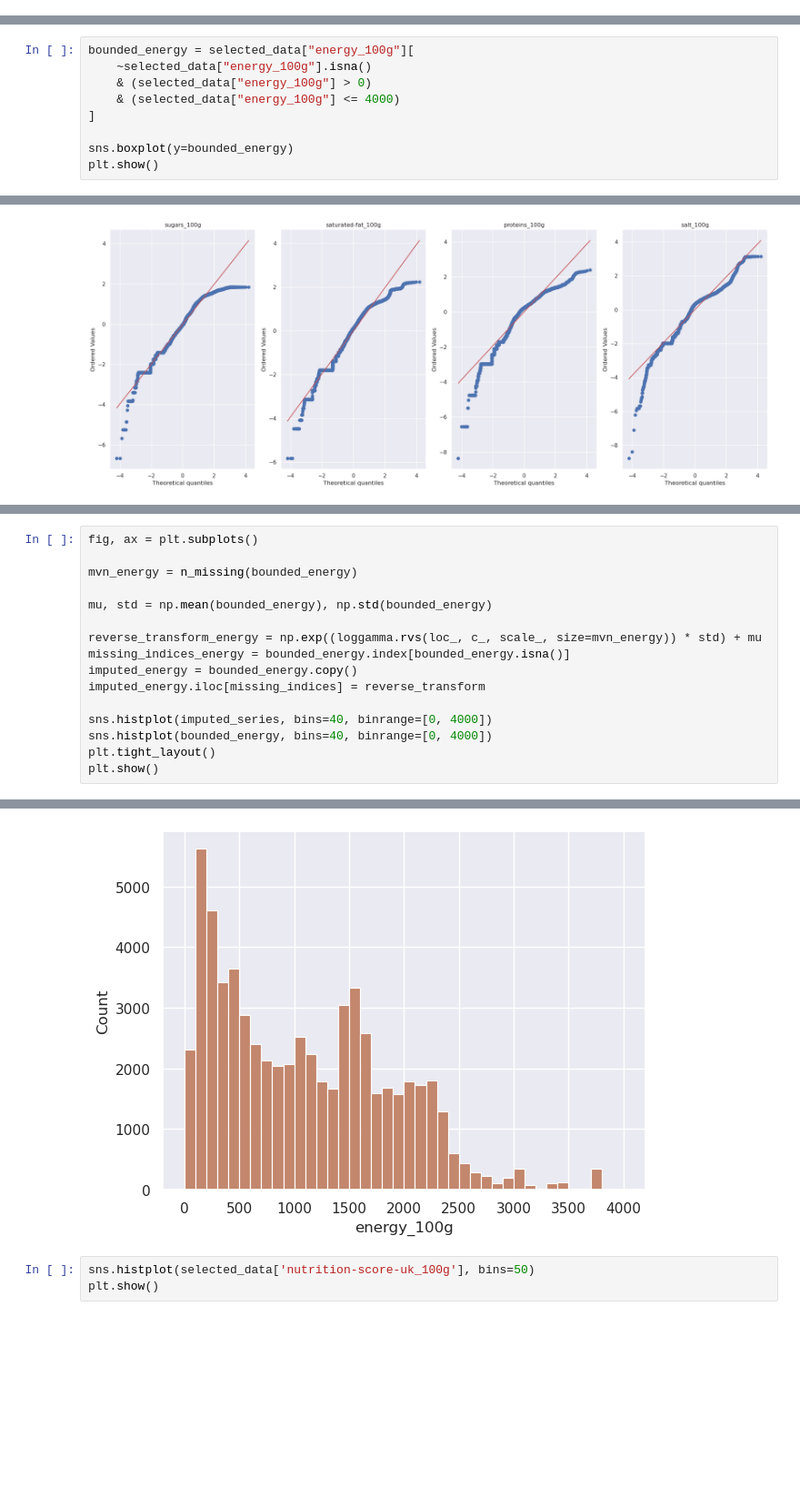
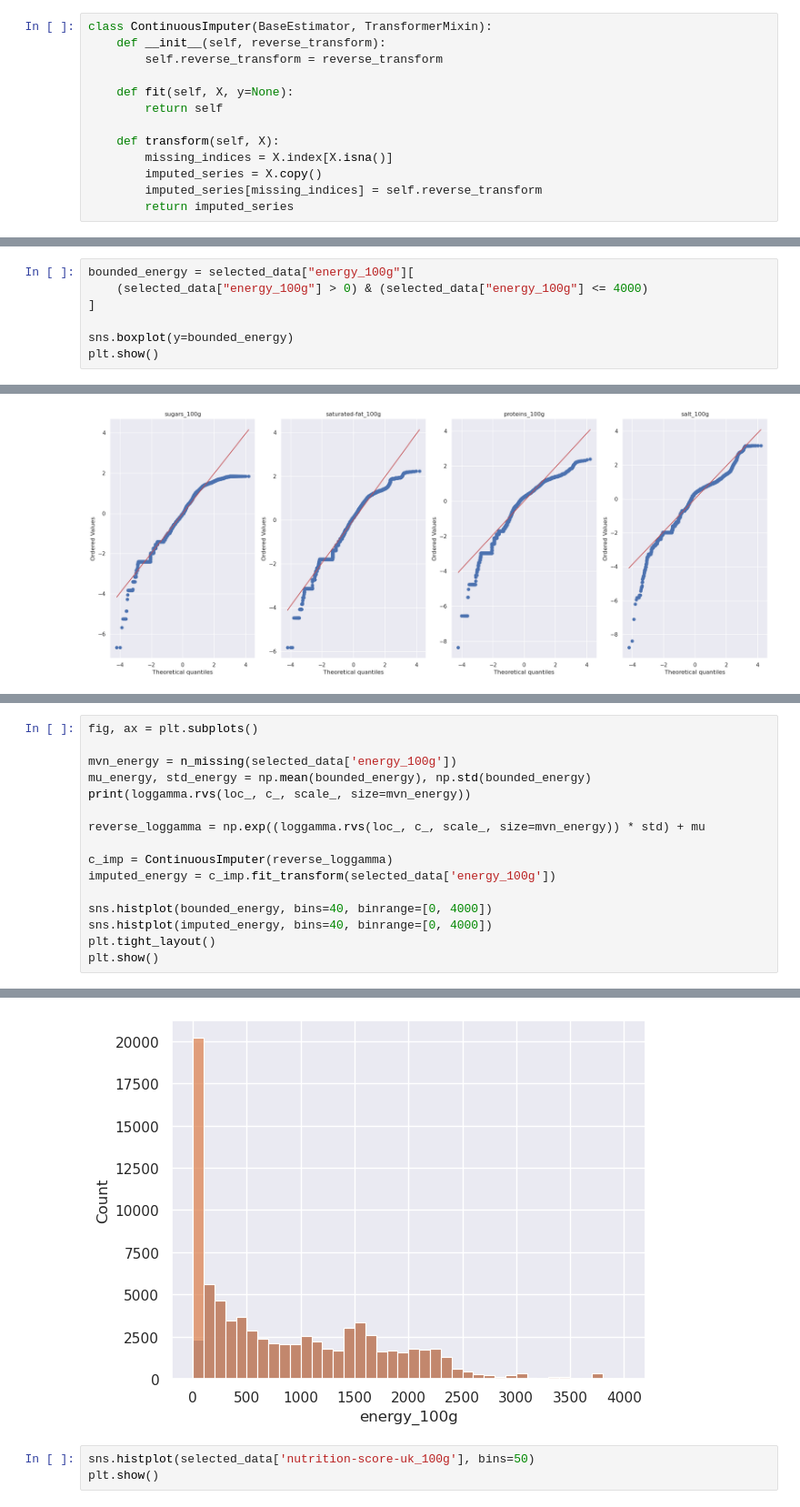
Before and after one commit to vicmcl/open_food_facts, a Jupyter notebook: src/notebook.ipynb, the cells around one changed output, grey strips where cells are left out. Shown at 91% size. Saved outputs shown, nothing was run; the diff lists cells and outputs as text; blank space fills up the shorter version.

```diff
--- a/src/notebook.ipynb
+++ b/src/notebook.ipynb
@@ -217,4 +220,17 @@ class OutlierToNaN(BaseEstimator, TransformerMixin):
         elif str(X.dtype).startswith('float'):
             X_copy[X > 100] = np.nan
         return X_copy
+# %%
+class ContinuousImputer(BaseEstimator, TransformerMixin):
+    def __init__(self, reverse_transform):
+        self.reverse_transform = reverse_transform
+
+    def fit(self, X, y=None):
+        return self
+
+    def transform(self, X):
+        missing_indices = X.index[X.isna()]
+        imputed_series = X.copy()
+        imputed_series[missing_indices] = self.reverse_transform
+        return imputed_series
 # %%
@@ -440,9 +453,7 @@ numerical_data_100g = {
 }
 # %%
 bounded_energy = selected_data["energy_100g"][
-    ~selected_data["energy_100g"].isna()
-    & (selected_data["energy_100g"] > 0)
-    & (selected_data["energy_100g"] <= 4000)
+    (selected_data["energy_100g"] > 0) & (selected_data["energy_100g"] <= 4000)
 ]
 
 sns.boxplot(y=bounded_energy)
@@ -568,17 +571,17 @@ plt.show()
 # %%
 fig, ax = plt.subplots()
 
-mvn_energy = n_missing(bounded_energy)
+mvn_energy = n_missing(selected_data['energy_100g'])
+mu_energy, std_energy = np.mean(bounded_energy), np.std(bounded_energy)
+print(loggamma.rvs(loc_, c_, scale_, size=mvn_energy))
 
-mu, std = np.mean(bounded_energy), np.std(bounded_energy)
+reverse_loggamma = np.exp((loggamma.rvs(loc_, c_, scale_, size=mvn_energy)) * std) + mu
 
-reverse_transform_energy = np.exp((loggamma.rvs(loc_, c_, scale_, size=mvn_energy)) * std) + mu
-missing_indices_energy = bounded_energy.index[bounded_energy.isna()]
-imputed_energy = bounded_energy.copy()
-imputed_energy.iloc[missing_indices] = reverse_transform
+c_imp = ContinuousImputer(reverse_loggamma)
+imputed_energy = c_imp.fit_transform(selected_data['energy_100g'])
 
-sns.histplot(imputed_series, bins=40, binrange=[0, 4000])
 sns.histplot(bounded_energy, bins=40, binrange=[0, 4000])
+sns.histplot(imputed_energy, bins=40, binrange=[0, 4000])
 plt.tight_layout()
 plt.show()
 # %% [output]
@@ -585,4 +590,4 @@ plt.show()
-[figure, old version]
+[figure, new version]
 # %%
 sns.histplot(selected_data['nutrition-score-uk_100g'], bins=50)
 plt.show()
```
Also changed, not shown: parts of 19 cells of this notebook.
